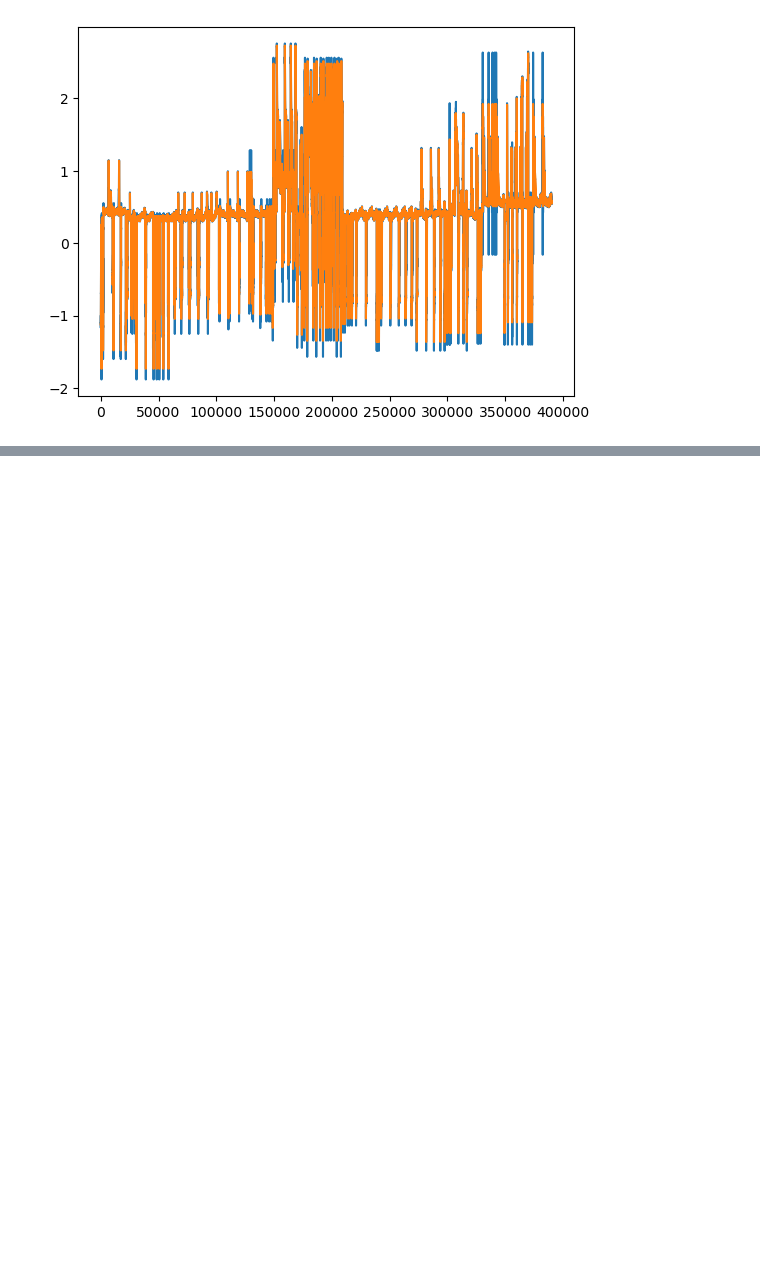
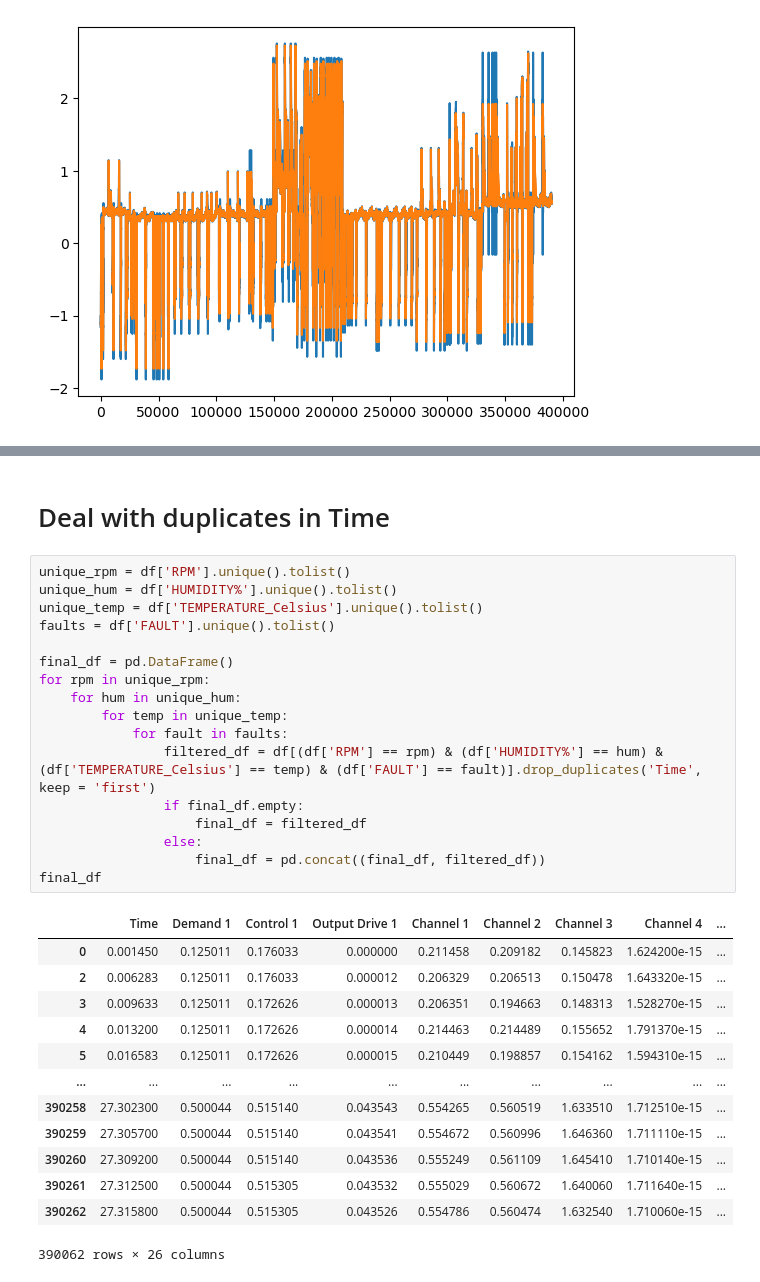
Before and after one commit to AtanasKolevNBU/PhD, a Jupyter notebook: notebooks/data_exploration/data_preparation.ipynb, the cells around one changed output, grey strips where cells are left out. Cells and saved outputs as stored; diff of their text form; blank space fills up the shorter version.

```diff
--- a/notebooks/data_exploration/data_preparation.ipynb
+++ b/notebooks/data_exploration/data_preparation.ipynb
@@ -706,0 +741,33 @@ plt.plot(df['resultant_vibration_magnitude_normal_dist'].rolling(20).mean())
+# %% [markdown]
+# Deal with duplicates in Time
+# %%
+unique_rpm = df['RPM'].unique().tolist()
+unique_hum = df['HUMIDITY%'].unique().tolist()
+unique_temp = df['TEMPERATURE_Celsius'].unique().tolist()
+faults = df['FAULT'].unique().tolist()
+
+final_df = pd.DataFrame()
+for rpm in unique_rpm:
+    for hum in unique_hum:
+        for temp in unique_temp:
+            for fault in faults:
+                filtered_df = df[(df['RPM'] == rpm) & (df['HUMIDITY%'] == hum) & (df['TEMPERATURE_Celsius'] == temp) & (df['FAULT'] == fault)].drop_duplicates('Time', keep = 'first')
+                if final_df.empty:
+                    final_df = filtered_df
+                else:
+                    final_df = pd.concat((final_df, filtered_df))
+final_df
+# %% [output]
+|  | Time | Demand 1 | Control 1 | Output Drive 1 | Channel 1 | Channel 2 | Channel 3 | Channel 4 | ... |
+| 0 | 0.001450 | 0.125011 | 0.176033 | 0.000000 | 0.211458 | 0.209182 | 0.145823 | 1.624200e-15 | ... |
+| 2 | 0.006283 | 0.125011 | 0.176033 | 0.000012 | 0.206329 | 0.206513 | 0.150478 | 1.643320e-15 | ... |
+| 3 | 0.009633 | 0.125011 | 0.172626 | 0.000013 | 0.206351 | 0.194663 | 0.148313 | 1.528270e-15 | ... |
+| 4 | 0.013200 | 0.125011 | 0.172626 | 0.000014 | 0.214463 | 0.214489 | 0.155652 | 1.791370e-15 | ... |
+| 5 | 0.016583 | 0.125011 | 0.172626 | 0.000015 | 0.210449 | 0.198857 | 0.154162 | 1.594310e-15 | ... |
+| ... | ... | ... | ... | ... | ... | ... | ... | ... | ... |
+| 390258 | 27.302300 | 0.500044 | 0.515140 | 0.043543 | 0.554265 | 0.560519 | 1.633510 | 1.712510e-15 | ... |
+| 390259 | 27.305700 | 0.500044 | 0.515140 | 0.043541 | 0.554672 | 0.560996 | 1.646360 | 1.711110e-15 | ... |
+| 390260 | 27.309200 | 0.500044 | 0.515140 | 0.043536 | 0.555249 | 0.561109 | 1.645410 | 1.710140e-15 | ... |
+| 390261 | 27.312500 | 0.500044 | 0.515305 | 0.043532 | 0.555029 | 0.560672 | 1.640060 | 1.711640e-15 | ... |
+| 390262 | 27.315800 | 0.500044 | 0.515305 | 0.043526 | 0.554786 | 0.560474 | 1.632540 | 1.710060e-15 | ... |
+390062 rows × 26 columns
```
Also changed, not shown: parts of 14 cells of this notebook, 2 other files.
